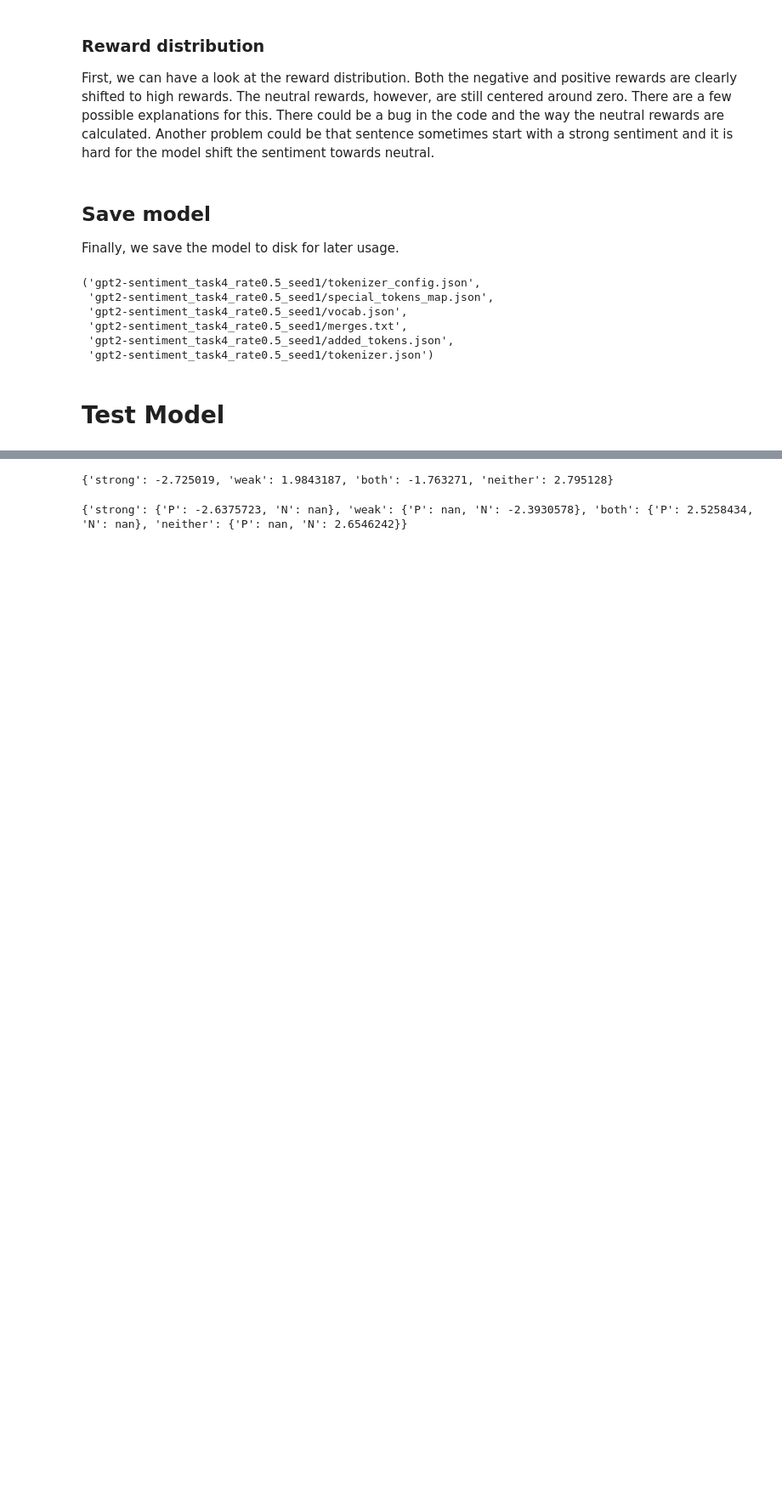
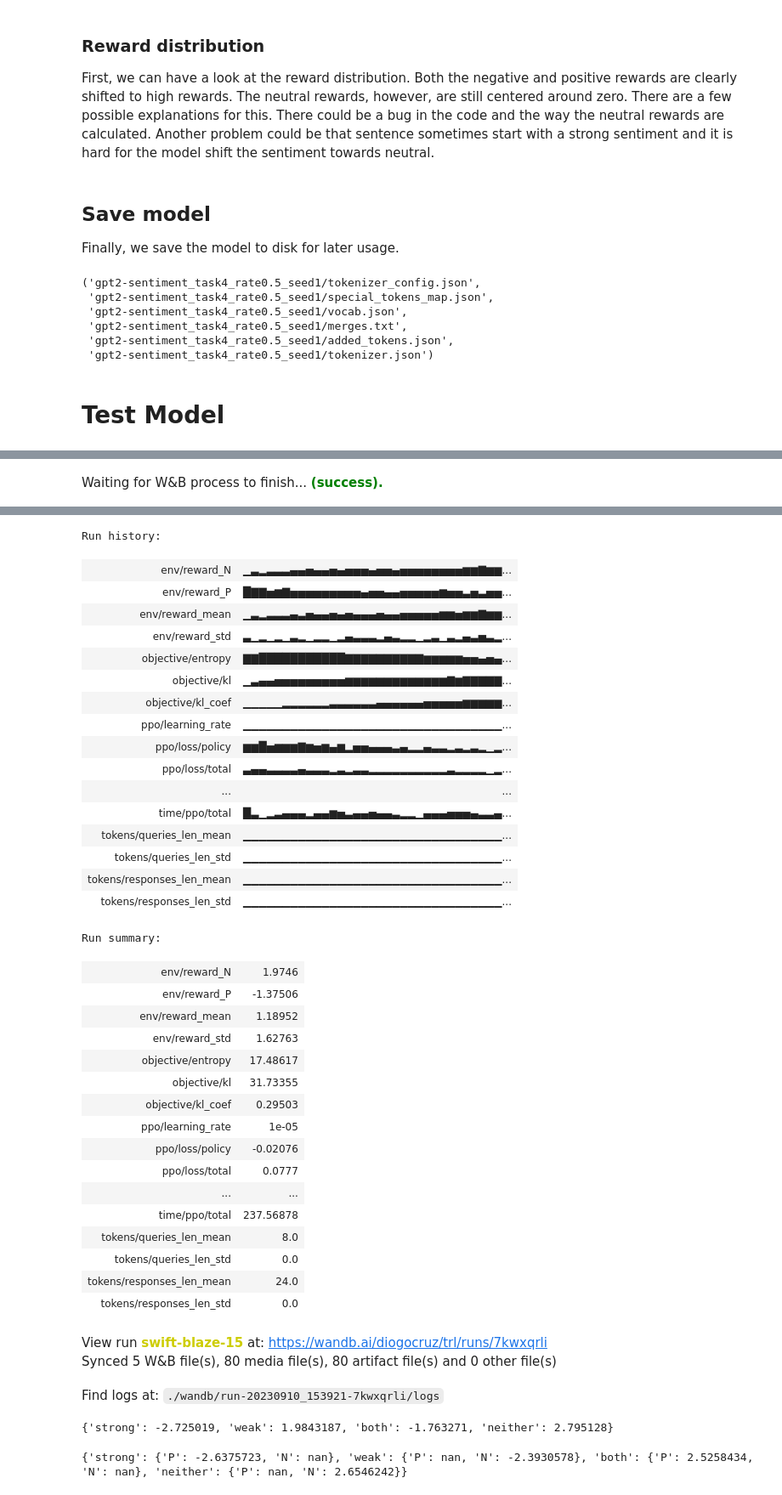
Before and after one commit to diogo-cruz/trl, a Jupyter notebook: examples/notebooks/gpt2-sentiment-tasks.ipynb, the cells around one changed output, grey strips where cells are left out. Shown: that part at 85% size. Saved outputs shown, nothing was run; the diff lists cells and outputs as text; code cells hidden in the pictures; blank space fills up the shorter version.

```diff
--- a/examples/notebooks/gpt2-sentiment-tasks.ipynb
+++ b/examples/notebooks/gpt2-sentiment-tasks.ipynb
@@ -357,0 +358,4 @@ print(stats)
+# %%
+wandb.finish()
+# %% [output]
+Waiting for W&B process to finish... (success).
@@ -358,3 +363,40 @@ print(stats)
+Run history:
+| env/reward_N | ▁▃▂▃▃▃▄▄▅▄▄▅▄▅▅▅▄▅▅▄▅▅▅▅▅▅▅▅▆▆▇▆▆... |
+| env/reward_P | █▇▇▅▆▇▅▅▅▅▅▅▅▅▅▄▅▅▄▄▅▅▅▅▅▆▅▅▃▅▃▅▅... |
+| env/reward_mean | ▁▃▂▃▃▃▄▃▅▄▄▅▄▅▄▄▄▅▄▄▅▅▅▅▅▆▆▅▆▆▇▆▆... |
+| env/reward_std | ▃▁▂▁▂▁▃▂▁▂▂▁▂▄▃▃▃▂▄▃▂▂▁▂▃▁▃▂▄▃▅▃▂... |
+| objective/entropy | ▇▇███████████▇▇▇▇▇▇▇▇▇▇▆▆▆▆▆▅▅▄▅▄... |
+| objective/kl | ▁▃▄▄▅▅▅▅▅▅▅▅▅▆▆▆▆▆▆▆▆▆▆▆▆▆▇▆▇▇▇▇▇... |
+| objective/kl_coef | ▁▁▁▁▁▂▂▂▂▂▂▃▃▃▃▃▃▄▄▄▄▄▄▅▅▅▅▅▆▆▆▆▆... |
+| ppo/learning_rate | ▁▁▁▁▁▁▁▁▁▁▁▁▁▁▁▁▁▁▁▁▁▁▁▁▁▁▁▁▁▁▁▁▁... |
+| ppo/loss/policy | ▆▆█▅▆▆▆▇▆▅▆▄▆▂▅▅▄▄▄▃▄▂▂▄▃▃▂▃▂▃▂▁▂... |
+| ppo/loss/total | ▃▄▄▃▃▃▃▄▃▃▃▂▃▂▃▃▂▂▂▂▂▂▂▂▂▂▃▂▂▂▂▁▂... |
+| ... | ... |
+| time/ppo/total | █▃▁▂▃▄▄▄▂▄▄▆▅▃▄▄▅▄▄▃▂▂▁▄▄▄▅▅▅▄▃▃▄... |
+| tokens/queries_len_mean | ▁▁▁▁▁▁▁▁▁▁▁▁▁▁▁▁▁▁▁▁▁▁▁▁▁▁▁▁▁▁▁▁▁... |
+| tokens/queries_len_std | ▁▁▁▁▁▁▁▁▁▁▁▁▁▁▁▁▁▁▁▁▁▁▁▁▁▁▁▁▁▁▁▁▁... |
+| tokens/responses_len_mean | ▁▁▁▁▁▁▁▁▁▁▁▁▁▁▁▁▁▁▁▁▁▁▁▁▁▁▁▁▁▁▁▁▁... |
+| tokens/responses_len_std | ▁▁▁▁▁▁▁▁▁▁▁▁▁▁▁▁▁▁▁▁▁▁▁▁▁▁▁▁▁▁▁▁▁... |
+Run summary:
+| env/reward_N | 1.9746 |
+| env/reward_P | -1.37506 |
+| env/reward_mean | 1.18952 |
+| env/reward_std | 1.62763 |
+| objective/entropy | 17.48617 |
+| objective/kl | 31.73355 |
+| objective/kl_coef | 0.29503 |
+| ppo/learning_rate | 1e-05 |
+| ppo/loss/policy | -0.02076 |
+| ppo/loss/total | 0.0777 |
+| ... | ... |
+| time/ppo/total | 237.56878 |
+| tokens/queries_len_mean | 8.0 |
+| tokens/queries_len_std | 0.0 |
+| tokens/responses_len_mean | 24.0 |
+| tokens/responses_len_std | 0.0 |
+View run swift-blaze-15 at: https://wandb.ai/diogocruz/trl/runs/7kwxqrli
+Synced 5 W&B file(s), 80 media file(s), 80 artifact file(s) and 0 other file(s)
+Find logs at: ./wandb/run-20230910_153921-7kwxqrli/logs
 # %%
 print(stats)
 # %% [output]
```
Also changed, not shown: parts of 6 cells of this notebook.
